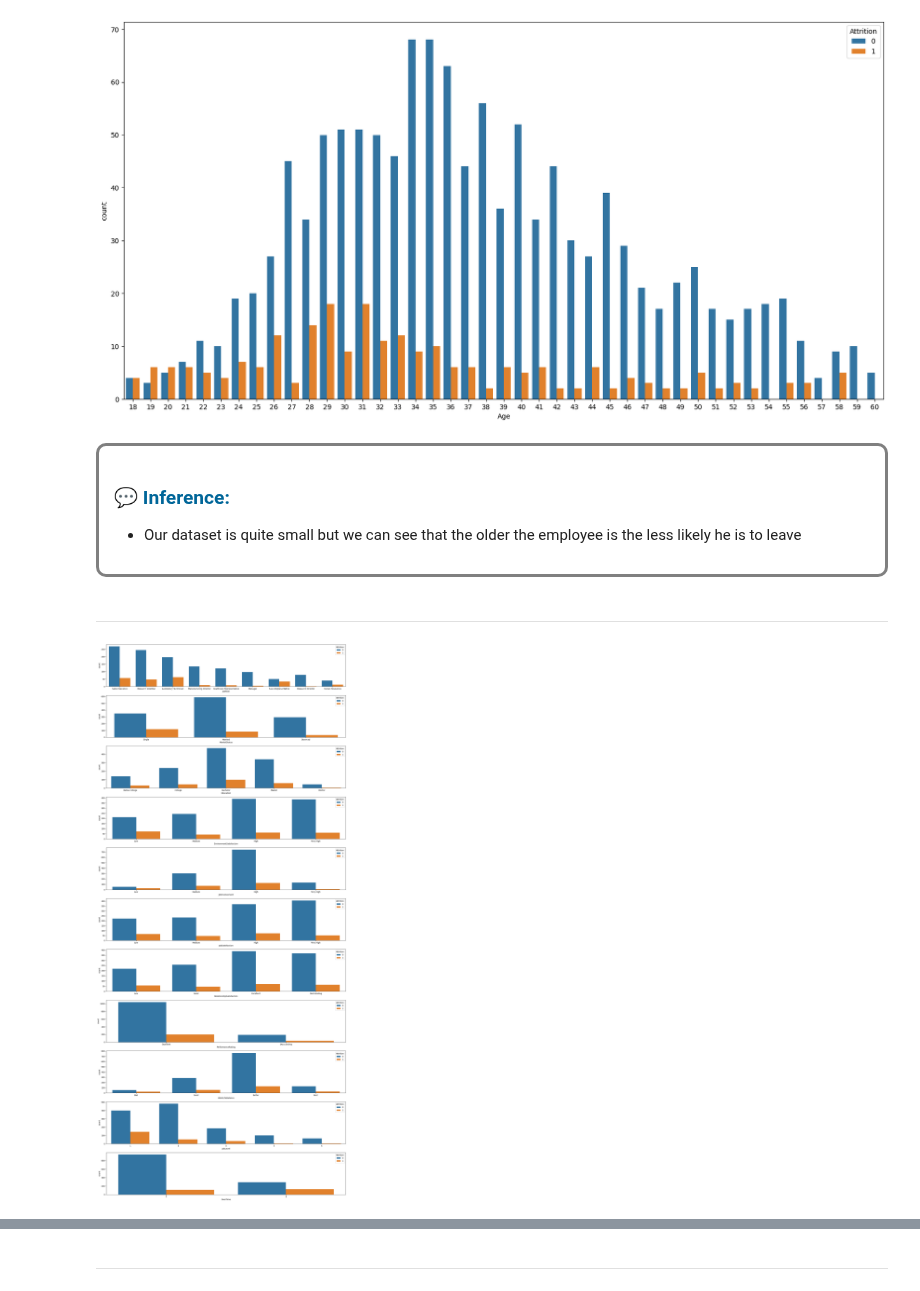
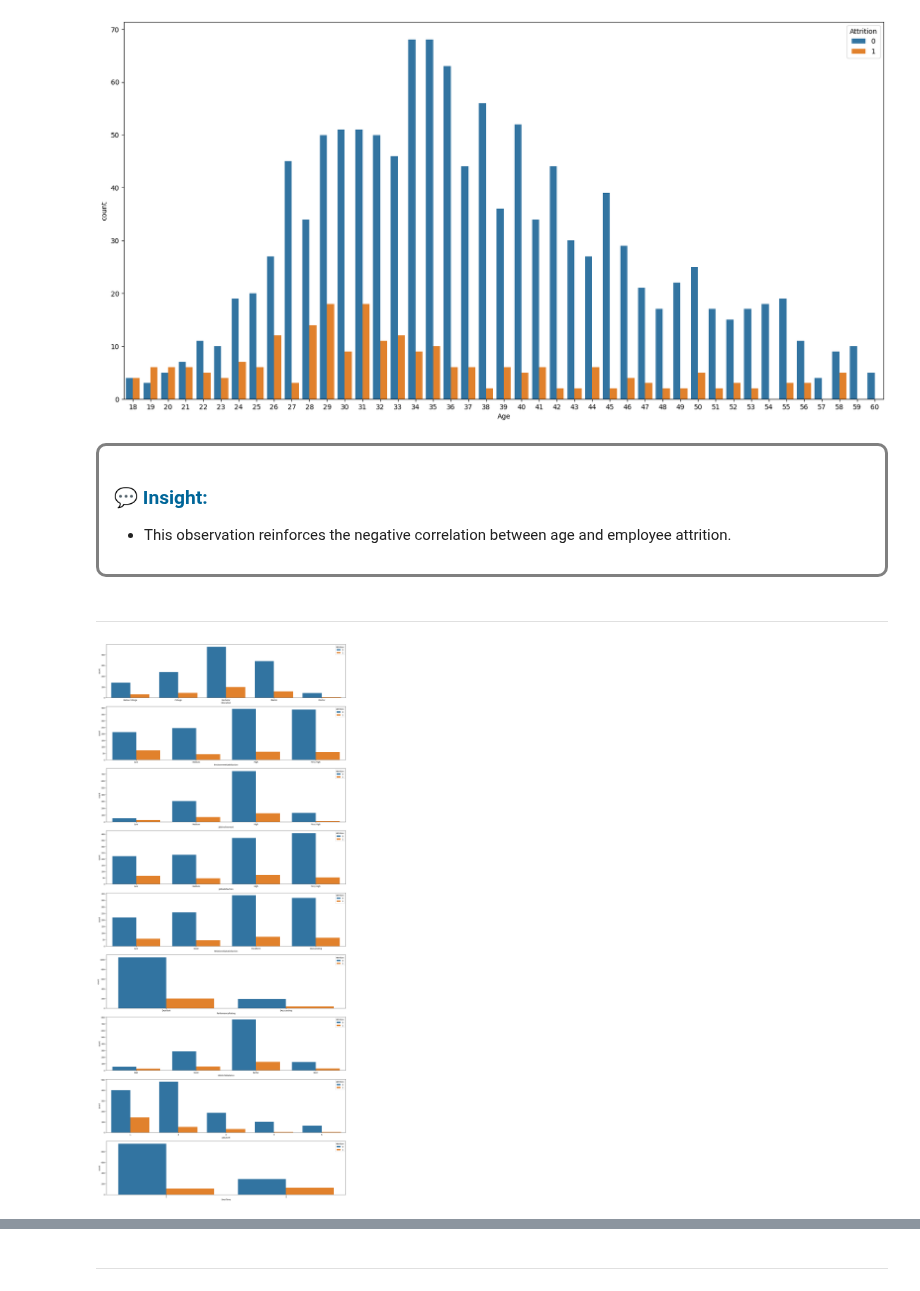
Before and after one commit to GoncaloJoseMoura/Projects, a Jupyter notebook: HR/HR_Attrition.ipynb, the cells around one changed output, grey strips where cells are left out. Drawn from its saved outputs; the diff is of its cells as text; code cells hidden in the pictures.

```diff
--- a/HR/HR_Attrition.ipynb
+++ b/HR/HR_Attrition.ipynb
@@ -123,3 +125,10 @@ Data columns (total 35 columns):
 dtypes: int64(26), object(9)
 memory usage: 402.1+ KB
 None
+# %%
+# Verify if we have columns that are >99% filled with only one value
+# or if we have a column filled with only different values - representing an ID
+
+quasiconstant = [item for item in df.columns if df[item].value_counts(normalize=True).sort_values(ascending= False).iloc[0] > 0.9999 or df[item].nunique() == len(df)]
+
+quasiconstant
@@ -125,0 +137,10 @@ None
+# %%
+# we could do this in a code that goes through all the features on our dataset and finds which are duplicated
+# or we could apply DropDuplicateFeatures to take care of that for us
+sel = DropDuplicateFeatures(variables=None, missing_values='raise')
+
+# find the duplicate features
+sel.fit(df)
+
+# okay we seem to not have any duplicated features
+sel.duplicated_feature_sets_
@@ -126,3 +149,8 @@ None
+# %%
+# Features to drop
+# EmployeeNumber is an ID
+# EmployeeCount, StandardHours, Over18 has only 1 unique value
+df.drop(columns= quasiconstant, inplace=True)
 # %%
 # this allows us to see the distribution and mean values that each feature has for us to get to know the data we are working with
 df.describe()
@@ -147,8 +175,3 @@ df.describe(include= 'O')
-# %%
-# Features to drop
-# EmployeeNumber is an ID
-# EmployeeCount, StandardHours, Over18 has only 1 unique value
-df.drop(columns=['EmployeeCount', 'EmployeeNumber', 'Over18', 'StandardHours'], inplace=True)
 # %%
 # seeing if we have duplicated rows
 df.duplicated().sum()
@@ -277,38 +307,38 @@ plt.show()
 # %% [markdown]
 <div style="border-radius:10px; border:#808080 solid; padding: 15px; background-color: ##F0E68C ; font-size:100%; text-align:left">
 
-<h3 align="lefAt"><font color=#006699>💬 Inference:</font></h3>
+<h3 align="lefAt"><font color=#006699>💬 Insight:</font></h3>
 
-- Our dataset is quite small but we can see that the older the employee is the less likely he is to leave<br></div>
+- This observation reinforces the negative correlation between age and employee attrition.<br></div>
 # %% [markdown]
 ---
 # %%
 # Analysis on Qualitative features to see if they have an impact on the worker's attrition
 
 ordinal_columns = {'Education' :['Below College', 'College', 'Bachelor', 'Master', 'Doctor'],
  'JobInvolvement': ['Low', 'Medium', 'High', 'Very High'],
  'JobSatisfaction': ['Low', 'Medium', 'High', 'Very High'],
  'EnvironmentSatisfaction': ['Low', 'Medium', 'High', 'Very High'],
  'PerformanceRating': ['Excellent', 'Outstanding'],
  'RelationshipSatisfaction': ['Low', 'Good', 'Excellent', 'Outstanding'],
  'WorkLifeBalance': ['Bad', 'Good', 'Better', 'Best']
  }
 
-fig, ax = plt.subplots(11,1, figsize=(18, 40))
+fig, ax = plt.subplots(9,1, figsize=(18, 40))
 
-for axis, column in enumerate(['JobRole', 'MaritalStatus', 'Education', 'EnvironmentSatisfaction', 'JobInvolvement',
+for axis, column in enumerate(['Education', 'EnvironmentSatisfaction', 'JobInvolvement',
                                'JobSatisfaction', 'RelationshipSatisfaction', 'PerformanceRating', 'WorkLifeBalance', 'JobLevel', 'OverTime']):
 
     sns.countplot(x = column, hue= 'Attrition', data=df, ax=ax[axis])
 
     if column in ordinal_columns:
         ax[axis].set_xticklabels(ordinal_columns[column])
     else:
         continue
 
 plt.tight_layout()
 # %% [output]
-[figure, old version]
+[figure, new version]
 # %% [markdown]
 <div style="border-radius:10px; border:#808080 solid; padding: 15px; background-color: ##F0E68C ; font-size:100%; text-align:left">
 
```
Also changed, not shown: parts of 18 cells of this notebook.
